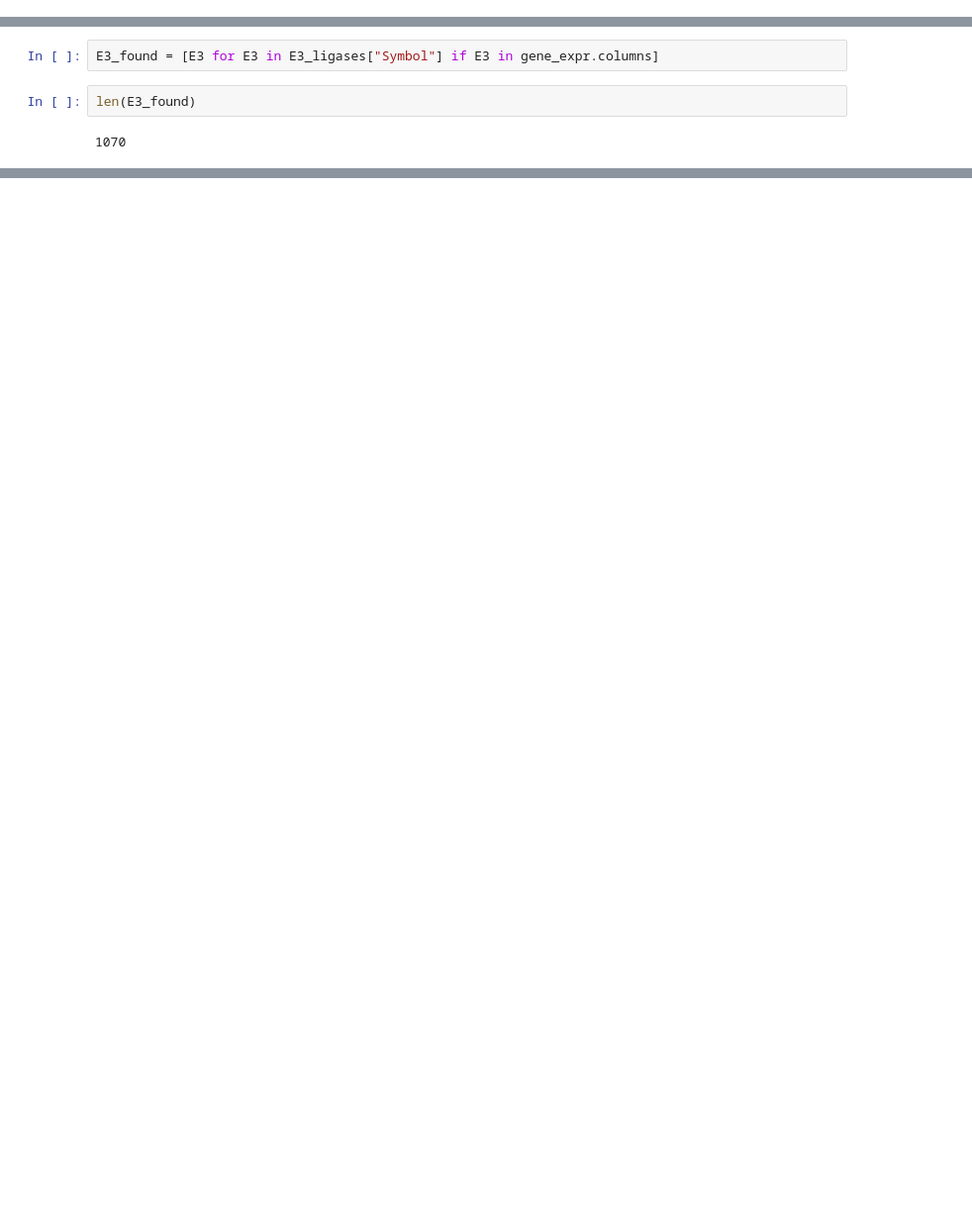
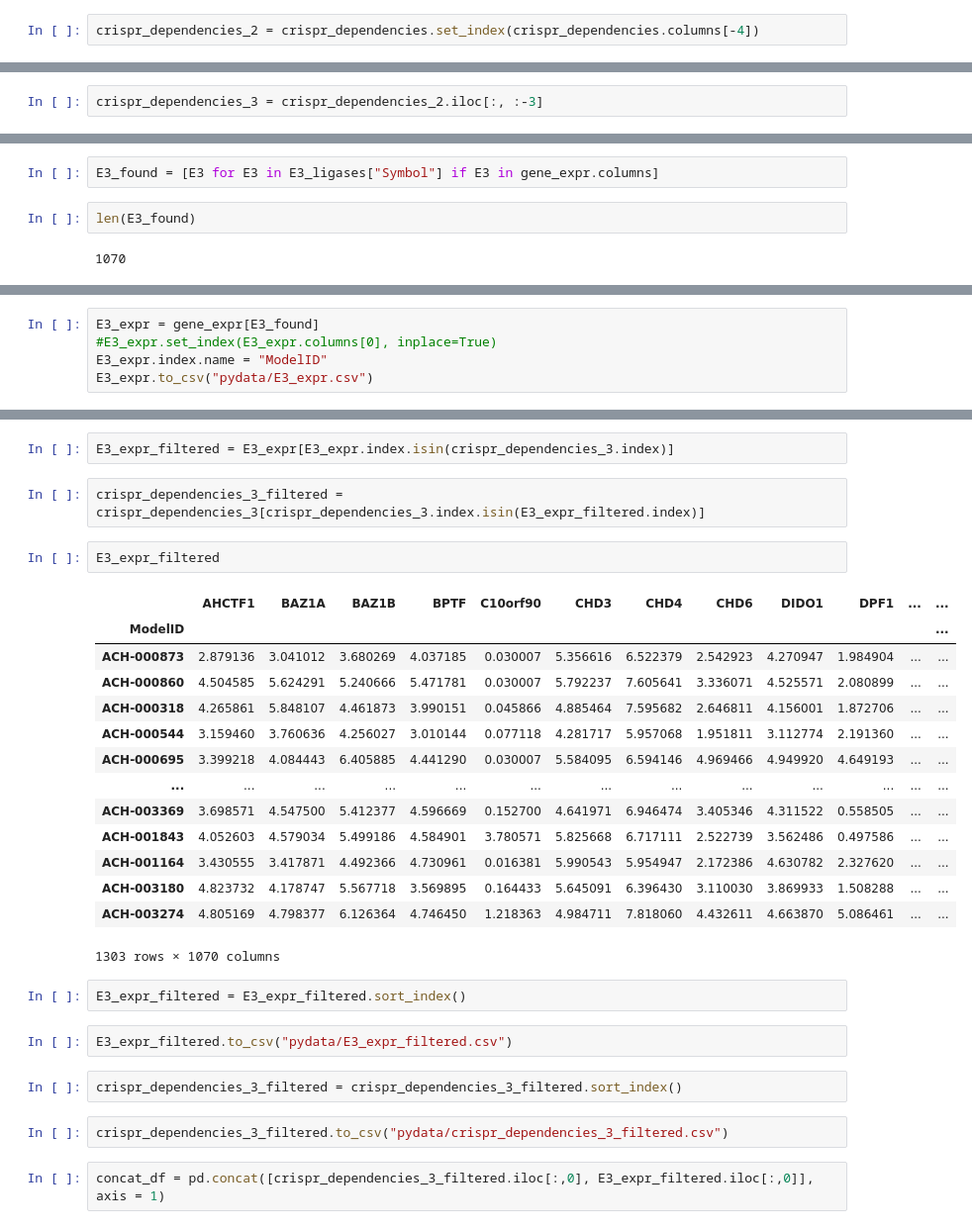
Before and after one commit to ddiannae/cancer_bootcamp25, a Jupyter notebook: project_week_get_tf_dependencies.ipynb, the cells around one changed output, grey strips where cells are left out. Shown at 99% size. Cells and saved outputs as stored; diff of their text form; blank space fills up the shorter version.

```diff
--- a/project_week_get_tf_dependencies.ipynb
+++ b/project_week_get_tf_dependencies.ipynb
@@ -140,3 +140,5 @@ crispr_dependencies
 | 2520 | 0.029615 | -0.090314 | -0.087541 | -0.343993 | 0.073768 | -0.087375 | -0.049801 | -0.047360 | 0.009253 | -0.328680 | ... | ... |
 | 2549 | -0.016451 | -0.172291 | -0.208163 | -0.406684 | 0.055806 | -0.046964 | -0.101909 | -0.119825 | -0.054692 | -0.134542 | ... | ... |
 1373 rows × 1547 columns
+# %%
+crispr_dependencies_2 = crispr_dependencies.set_index(crispr_dependencies.columns[-4])
@@ -142,0 +166,2 @@ crispr_dependencies
+# %%
+crispr_dependencies_3 = crispr_dependencies_2.iloc[:, :-3]
@@ -470,0 +484,5 @@ E3_expr
+# %%
+E3_expr = gene_expr[E3_found]
+#E3_expr.set_index(E3_expr.columns[0], inplace=True)
+E3_expr.index.name = "ModelID"
+E3_expr.to_csv("pydata/E3_expr.csv")
@@ -470,0 +530,31 @@ E3_expr
+# %%
+E3_expr_filtered = E3_expr[E3_expr.index.isin(crispr_dependencies_3.index)]
+# %%
+crispr_dependencies_3_filtered = crispr_dependencies_3[crispr_dependencies_3.index.isin(E3_expr_filtered.index)]
+# %%
+E3_expr_filtered
+# %% [output]
+|  | AHCTF1 | BAZ1A | BAZ1B | BPTF | C10orf90 | CHD3 | CHD4 | CHD6 | DIDO1 | DPF1 | ... | ... |
+| ModelID |  |  |  |  |  |  |  |  |  |  |  | ... |
+| ACH-000873 | 2.879136 | 3.041012 | 3.680269 | 4.037185 | 0.030007 | 5.356616 | 6.522379 | 2.542923 | 4.270947 | 1.984904 | ... | ... |
+| ACH-000860 | 4.504585 | 5.624291 | 5.240666 | 5.471781 | 0.030007 | 5.792237 | 7.605641 | 3.336071 | 4.525571 | 2.080899 | ... | ... |
+| ACH-000318 | 4.265861 | 5.848107 | 4.461873 | 3.990151 | 0.045866 | 4.885464 | 7.595682 | 2.646811 | 4.156001 | 1.872706 | ... | ... |
+| ACH-000544 | 3.159460 | 3.760636 | 4.256027 | 3.010144 | 0.077118 | 4.281717 | 5.957068 | 1.951811 | 3.112774 | 2.191360 | ... | ... |
+| ACH-000695 | 3.399218 | 4.084443 | 6.405885 | 4.441290 | 0.030007 | 5.584095 | 6.594146 | 4.969466 | 4.949920 | 4.649193 | ... | ... |
+| ... | ... | ... | ... | ... | ... | ... | ... | ... | ... | ... | ... | ... |
+| ACH-003369 | 3.698571 | 4.547500 | 5.412377 | 4.596669 | 0.152700 | 4.641971 | 6.946474 | 3.405346 | 4.311522 | 0.558505 | ... | ... |
+| ACH-001843 | 4.052603 | 4.579034 | 5.499186 | 4.584901 | 3.780571 | 5.825668 | 6.717111 | 2.522739 | 3.562486 | 0.497586 | ... | ... |
+| ACH-001164 | 3.430555 | 3.417871 | 4.492366 | 4.730961 | 0.016381 | 5.990543 | 5.954947 | 2.172386 | 4.630782 | 2.327620 | ... | ... |
+| ACH-003180 | 4.823732 | 4.178747 | 5.567718 | 3.569895 | 0.164433 | 5.645091 | 6.396430 | 3.110030 | 3.869933 | 1.508288 | ... | ... |
+| ACH-003274 | 4.805169 | 4.798377 | 6.126364 | 4.746450 | 1.218363 | 4.984711 | 7.818060 | 4.432611 | 4.663870 | 5.086461 | ... | ... |
+1303 rows × 1070 columns
+# %%
+E3_expr_filtered = E3_expr_filtered.sort_index()
+# %%
+E3_expr_filtered.to_csv("pydata/E3_expr_filtered.csv")
+# %%
+crispr_dependencies_3_filtered = crispr_dependencies_3_filtered.sort_index()
+# %%
+crispr_dependencies_3_filtered.to_csv("pydata/crispr_dependencies_3_filtered.csv")
+# %%
+concat_df = pd.concat([crispr_dependencies_3_filtered.iloc[:,0], E3_expr_filtered.iloc[:,0]], axis = 1)
```
Also changed, not shown: parts of 53 cells of this notebook.
